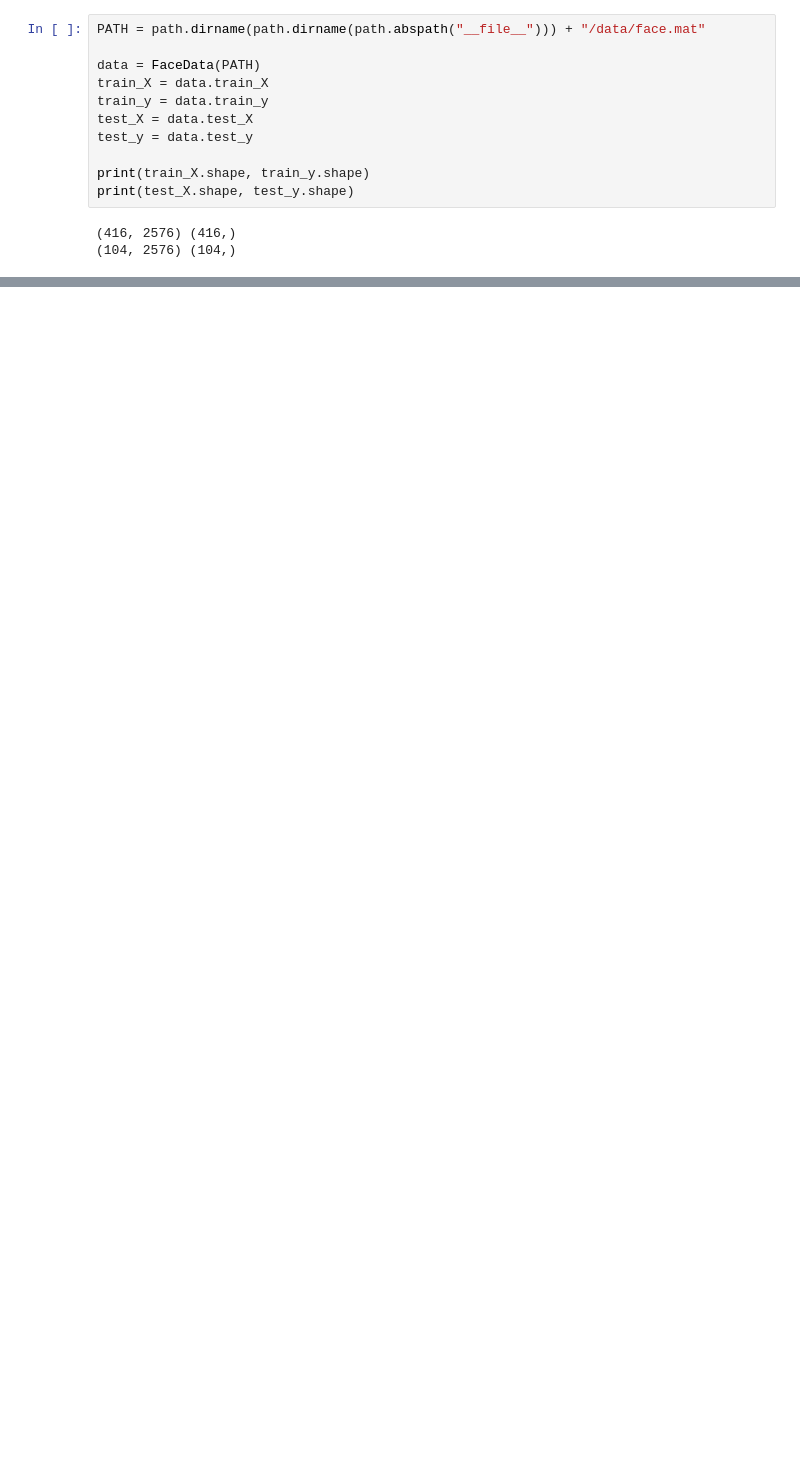
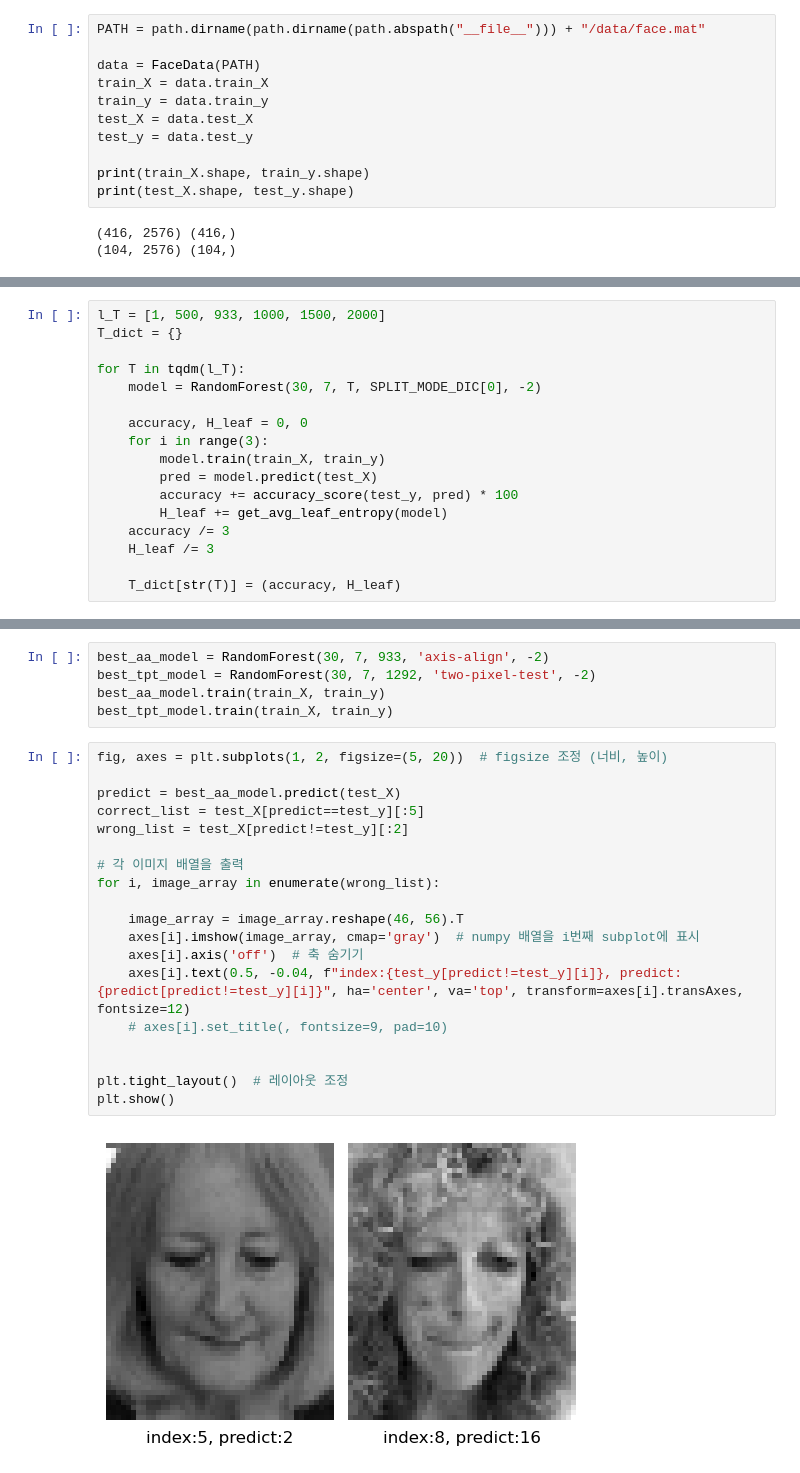
Before and after one commit to cwhoaon/CS485_CW1, a Jupyter notebook: question5/randomforestclassifier.ipynb, the cells around one changed output, grey strips where cells are left out. Saved outputs shown, nothing was run; the diff lists cells and outputs as text; blank space fills up the shorter version.

```diff
--- a/question5/randomforestclassifier.ipynb
+++ b/question5/randomforestclassifier.ipynb
@@ -90,0 +426,17 @@ print(accuracy)
+# %%
+l_T = [1, 500, 933, 1000, 1500, 2000]
+T_dict = {}
+
+for T in tqdm(l_T):
+    model = RandomForest(30, 7, T, SPLIT_MODE_DIC[0], -2)
+
+    accuracy, H_leaf = 0, 0
+    for i in range(3):
+        model.train(train_X, train_y)
+        pred = model.predict(test_X)
+        accuracy += accuracy_score(test_y, pred) * 100
+        H_leaf += get_avg_leaf_entropy(model)
+    accuracy /= 3
+    H_leaf /= 3
+
+    T_dict[str(T)] = (accuracy, H_leaf)
@@ -90,0 +467,26 @@ print(accuracy)
+# %%
+best_aa_model = RandomForest(30, 7, 933, 'axis-align', -2)
+best_tpt_model = RandomForest(30, 7, 1292, 'two-pixel-test', -2)
+best_aa_model.train(train_X, train_y)
+best_tpt_model.train(train_X, train_y)
+# %%
+fig, axes = plt.subplots(1, 2, figsize=(5, 20))  # figsize 조정 (너비, 높이)
+
+predict = best_aa_model.predict(test_X)
+correct_list = test_X[predict==test_y][:5]
+wrong_list = test_X[predict!=test_y][:2]
+
+# 각 이미지 배열을 출력
+for i, image_array in enumerate(wrong_list):
+
+    image_array = image_array.reshape(46, 56).T
+    axes[i].imshow(image_array, cmap='gray')  # numpy 배열을 i번째 subplot에 표시
+    axes[i].axis('off')  # 축 숨기기
+    axes[i].text(0.5, -0.04, f"index:{test_y[predict!=test_y][i]}, predict:{predict[predict!=test_y][i]}", ha='center', va='top', transform=axes[i].transAxes, fontsize=12)
+    # axes[i].set_title(, fontsize=9, pad=10)
+
+
+plt.tight_layout()  # 레이아웃 조정
+plt.show()
+# %% [output]
+[figure, added]
```
Also changed, not shown: parts of 54 cells of this notebook, 7 other files.
